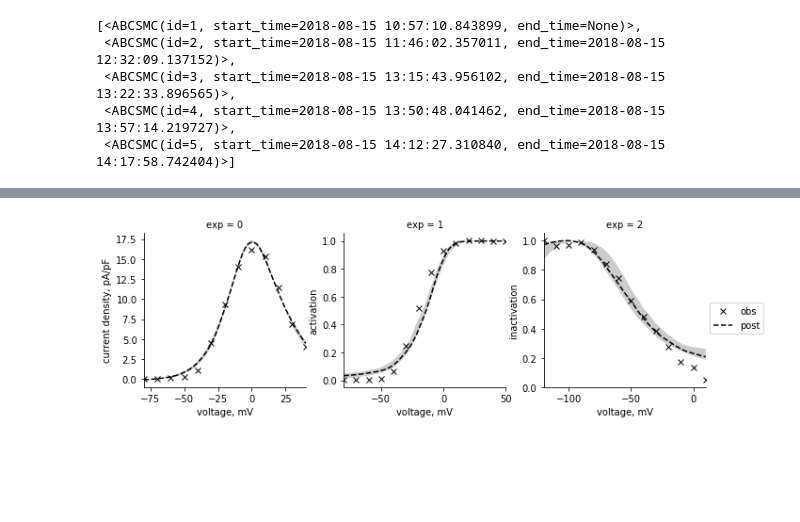
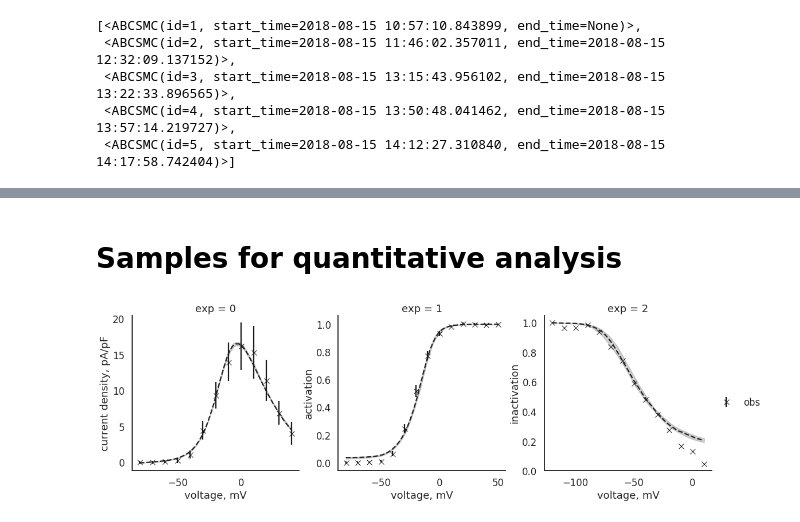
Before and after one commit to charleshouston/ion-channel-ABC, a Jupyter notebook: docs/examples/hl-1_ikr.ipynb, the cells around one changed output, grey strips where cells are left out. Saved outputs shown, nothing was run; the diff lists cells and outputs as text; code cells hidden in the pictures; blank space fills up the shorter version.

Commit message:
Updating ikr channel results

```diff
--- a/docs/examples/hl-1_ikr.ipynb
+++ b/docs/examples/hl-1_ikr.ipynb
@@ -170,3 +177,8 @@ history.all_runs()
  <ABCSMC(id=5, start_time=2018-08-15 14:12:27.310840, end_time=2018-08-15 14:17:58.742404)>]
 # %%
 history.id = 5
+# %%
+sns.set_context('talk')
+evolution = history.get_all_populations()
+grid = sns.relplot(x='t', y='epsilon', size='samples', data=evolution[evolution.t>=0])
+grid.savefig('results/ikr/eps_evolution.pdf')
@@ -194,12 +195,29 @@ g = plot_sim_results(history, 'ikr', n_samples=5, obs=measurements, n_x=None)
+# %% [markdown]
+# Samples for quantitative analysis
+# %%
+# Generate parameter samples
+n_samples = 100
+df, w = history.get_distribution(m=0)
+th_samples = df.sample(n=n_samples, weights=w, replace=True).to_dict(orient='records')
+# %%
+# Generate sim results samples
+samples = pd.DataFrame({})
+for i, th in enumerate(th_samples):
+    output = model.sample(pars=th, n_x=50)
+    output['sample'] = i
+    output['distribution'] = 'post'
+    samples = samples.append(output, ignore_index=True)
 # %%
-from visualization_custom import plot_sim_results
-g = plot_sim_results(history, 'ikr', n_samples=10, obs=measurements, original=False)
-xlabels = ["voltage, mV", "voltage, mV", "voltage, mV"]
+from ionchannelABC import plot_sim_results
+sns.set_context('talk')
+g = plot_sim_results(samples, obs=measurements)
+
+# Set axis labels
+xlabels = ["voltage, mV", "voltage, mV", "voltage, mV", "time, ms"]
 ylabels = ["current density, pA/pF", "activation", "inactivation"]
 for ax, xl in zip(g.axes.flatten(), xlabels):
     ax.set_xlabel(xl)
 for ax, yl in zip(g.axes.flatten(), ylabels):
     ax.set_ylabel(yl)
-plt.savefig("ikr_results.pdf", format='pdf', dpi=1000)
 # %% [output]
-[figure, old version]
+[figure, new version]
```
Also changed, not shown: parts of 17 cells of this notebook, 3 other files.
